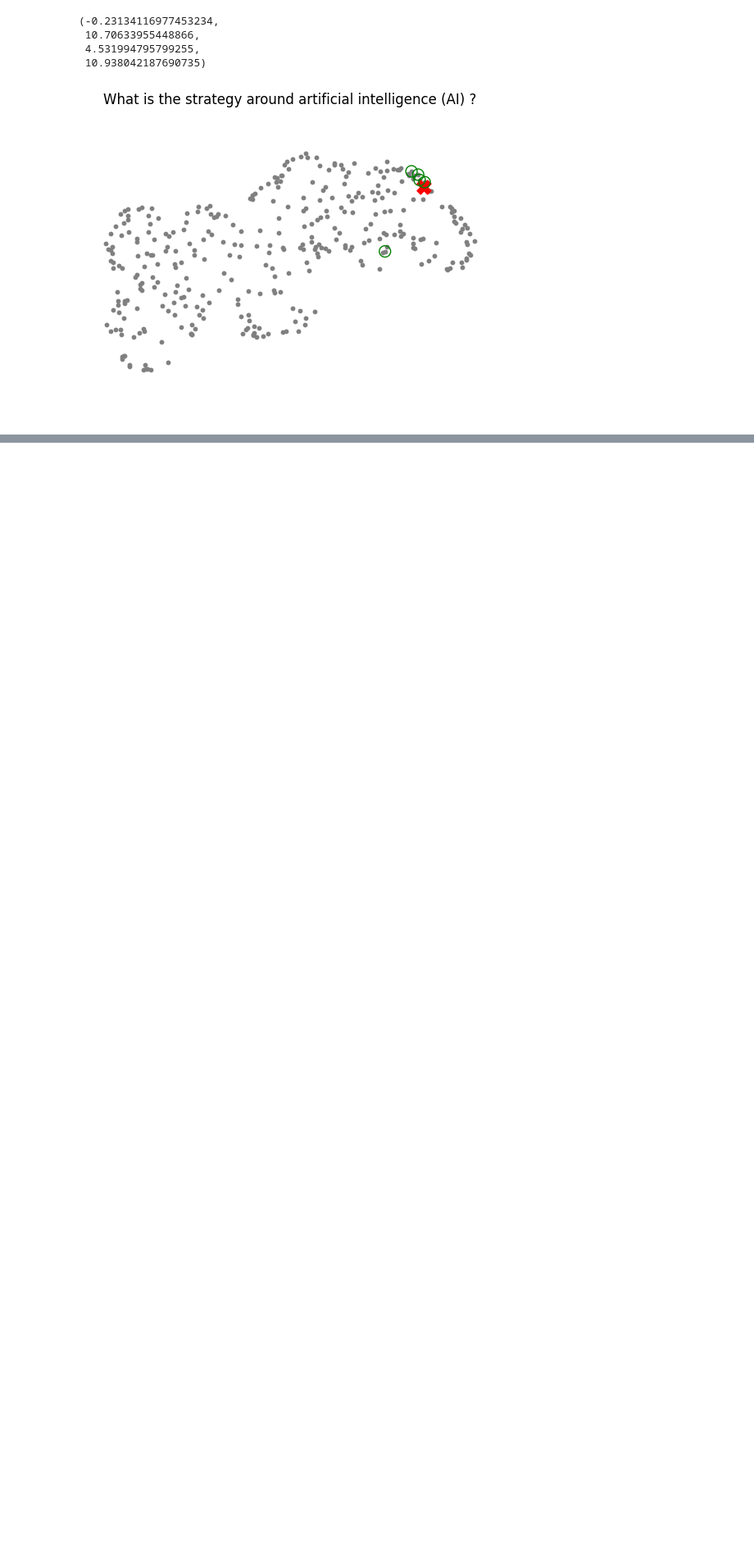
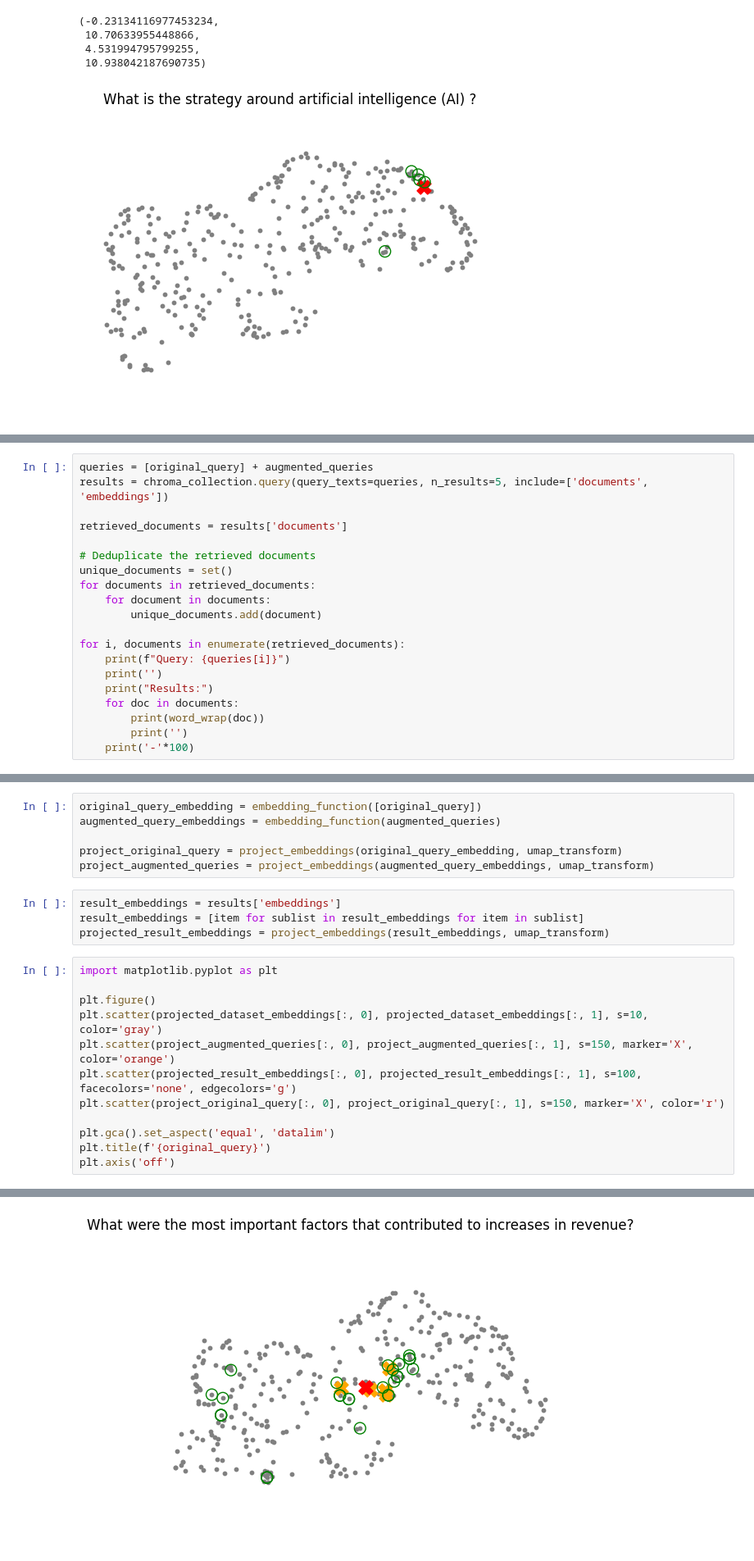
Before and after one commit to Azamat0315277/llm-research, a Jupyter notebook: retrieval-with-Chroma/retrieval-with-Chroma.ipynb, the cells around one changed output, grey strips where cells are left out. Shown at 82% size. Cells and saved outputs as stored; diff of their text form; blank space fills up the shorter version.

```diff
--- a/retrieval-with-Chroma/retrieval-with-Chroma.ipynb
+++ b/retrieval-with-Chroma/retrieval-with-Chroma.ipynb
@@ -304,0 +446,20 @@ plt.axis('off')
+# %%
+queries = [original_query] + augmented_queries
+results = chroma_collection.query(query_texts=queries, n_results=5, include=['documents', 'embeddings'])
+
+retrieved_documents = results['documents']
+
+# Deduplicate the retrieved documents
+unique_documents = set()
+for documents in retrieved_documents:
+    for document in documents:
+        unique_documents.add(document)
+
+for i, documents in enumerate(retrieved_documents):
+    print(f"Query: {queries[i]}")
+    print('')
+    print("Results:")
+    for doc in documents:
+        print(word_wrap(doc))
+        print('')
+    print('-'*100)
@@ -304,0 +484,23 @@ plt.axis('off')
+# %%
+original_query_embedding = embedding_function([original_query])
+augmented_query_embeddings = embedding_function(augmented_queries)
+
+project_original_query = project_embeddings(original_query_embedding, umap_transform)
+project_augmented_queries = project_embeddings(augmented_query_embeddings, umap_transform)
+# %%
+result_embeddings = results['embeddings']
+result_embeddings = [item for sublist in result_embeddings for item in sublist]
+projected_result_embeddings = project_embeddings(result_embeddings, umap_transform)
+# %%
+import matplotlib.pyplot as plt
+
+plt.figure()
+plt.scatter(projected_dataset_embeddings[:, 0], projected_dataset_embeddings[:, 1], s=10, color='gray')
+plt.scatter(project_augmented_queries[:, 0], project_augmented_queries[:, 1], s=150, marker='X', color='orange')
+plt.scatter(projected_result_embeddings[:, 0], projected_result_embeddings[:, 1], s=100, facecolors='none', edgecolors='g')
+plt.scatter(project_original_query[:, 0], project_original_query[:, 1], s=150, marker='X', color='r')
+
+plt.gca().set_aspect('equal', 'datalim')
+plt.title(f'{original_query}')
+plt.axis('off')
+# %% [output]
@@ -304,0 +508 @@ plt.axis('off')
+[figure, added]
```
Also changed, not shown: parts of 26 cells of this notebook.
